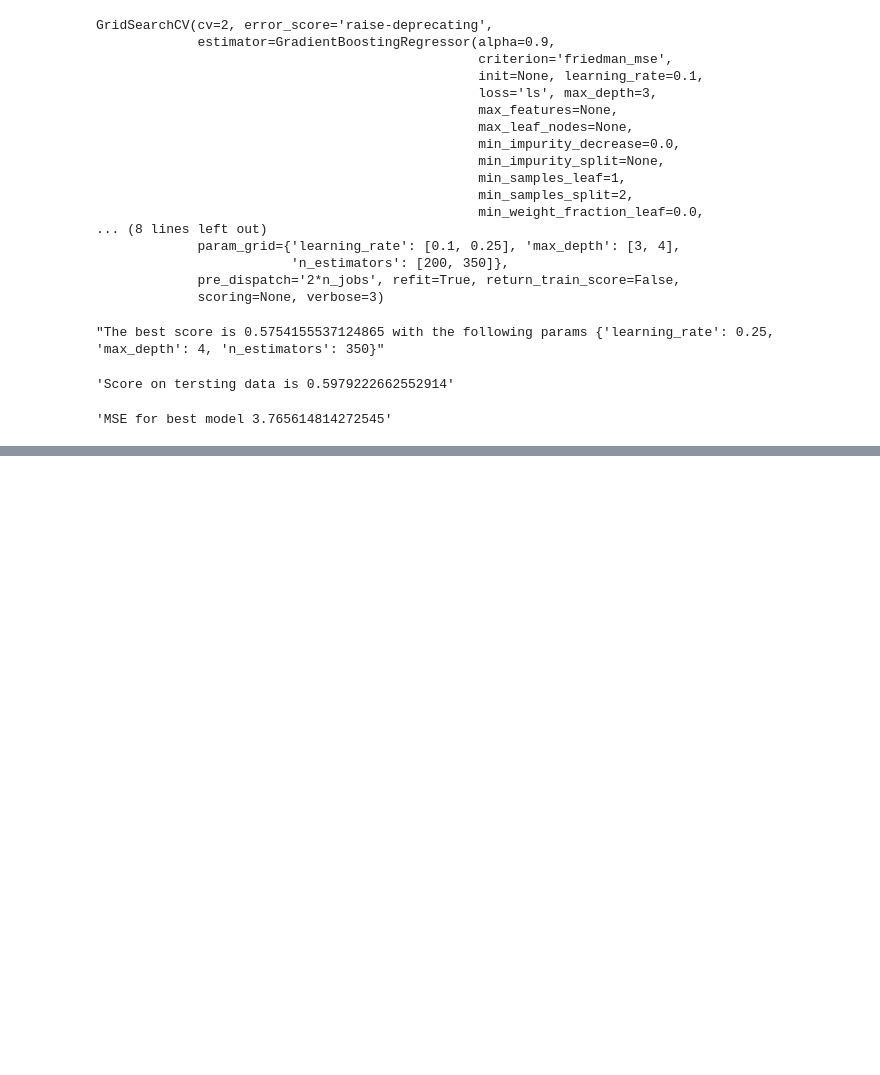
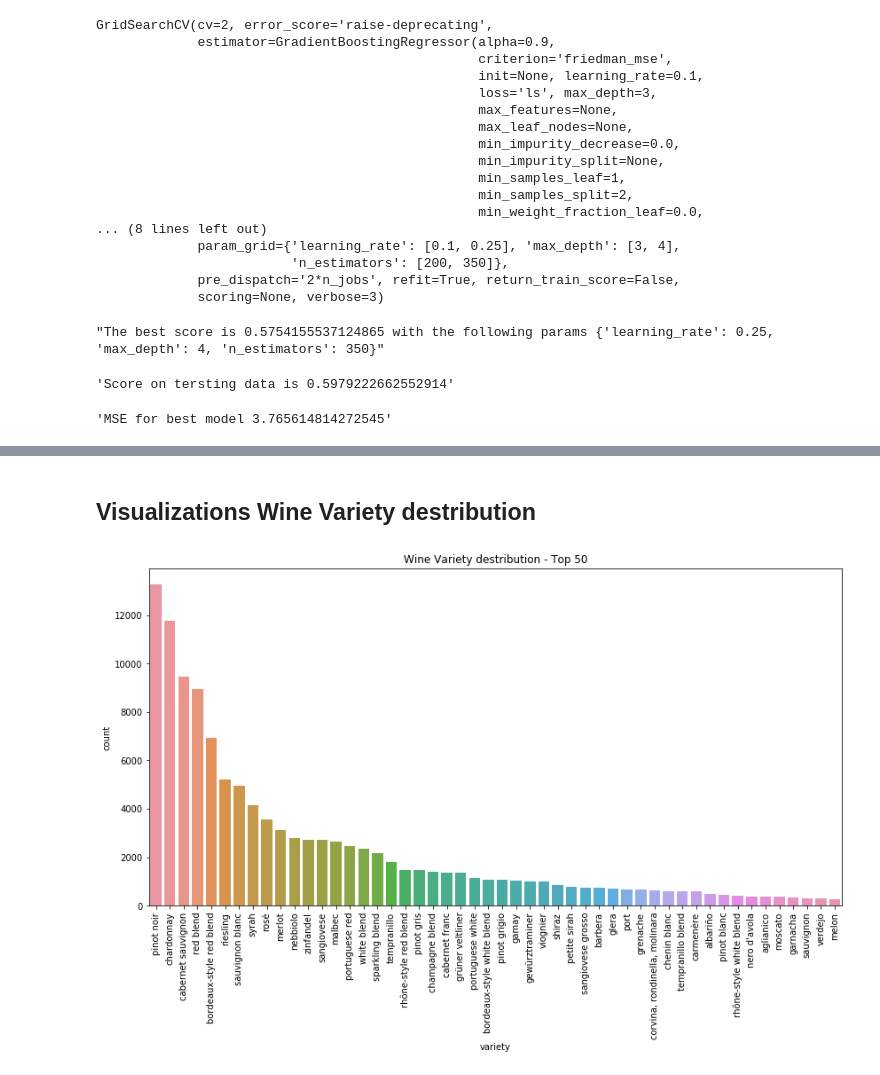
Before and after one commit to edgar971/cs598-stats, a Jupyter notebook: project/project-1.ipynb, the cells around one changed output, grey strips where cells are left out. Cells and saved outputs as stored; diff of their text form; code cells hidden in the pictures; blank space fills up the shorter version.

```diff
--- a/project/project-1.ipynb
+++ b/project/project-1.ipynb
@@ -325,0 +363,18 @@ f"MSE for best model {mean_squared_error(y_test, y_pred)}"
+# %%
+wines['variety_description'].dropna(inplace=True)
+# %%
+wines['price'].dropna(inplace=True)
+# %% [markdown]
+## Visualizations Wine Variety destribution
+# %%
+grouped_by_variety = wines.groupby('variety')['variety'].count()
+# %%
+grouped_by_variety = grouped_by_variety.reset_index(name='count').sort_values(['count'], ascending=False).head(50)
+# %%
+plt.figure(figsize = figure_size)
+plt.title('Wine Variety destribution - Top 50')
+g = sns.barplot(x = 'variety', y='count', data=grouped_by_variety)
+plt.xticks(rotation=90)
+plt.show()
+# %% [output]
+[figure, added]
```
Also changed, not shown: parts of 45 cells of this notebook.
